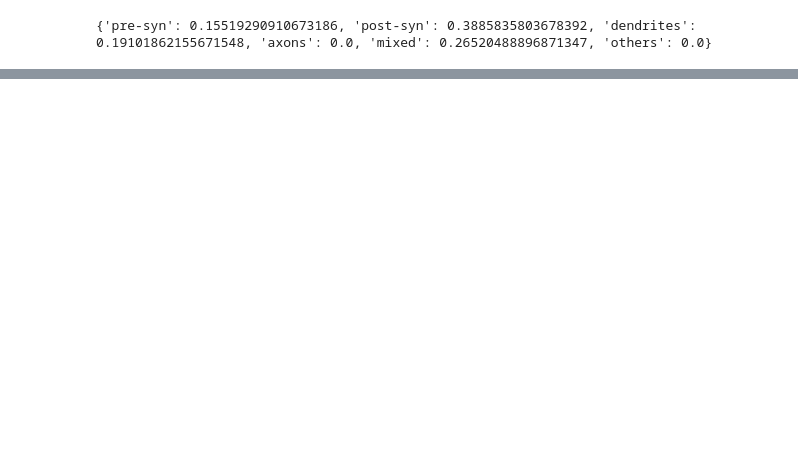
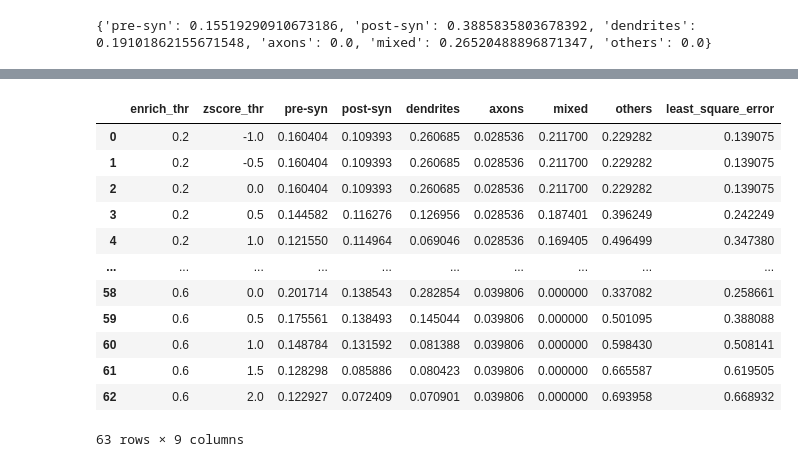
Before and after one commit to chen-yang-yuan/mcDETECT, a Jupyter notebook: code/benchmark/benchmark_subtyping.ipynb, the cells around one changed output, grey strips where cells are left out. Cells and saved outputs as stored; diff of their text form; code cells hidden in the pictures; blank space fills up the shorter version.

```diff
--- a/code/benchmark/benchmark_subtyping.ipynb
+++ b/code/benchmark/benchmark_subtyping.ipynb
@@ -491,11 +497,9 @@ if is_main_result:
         plt.gcf().savefig(os.path.join(MAIN_RESULT_DIR, f"{col}_tsne.jpeg"), dpi=500, bbox_inches="tight")
         plt.close()
 # %%
-# # Automatic subtyping: tuning step (run after you have manual proportions)
-# # manual_dist = {'pre-syn': 0.16, 'post-syn': 0.31, 'dendrites': 0.17, 'axons': 0.0, 'mixed': 0.34, 'others': 0.02}
-# results_df, best_enrich, best_zscore = run_automatic_tuning_grid(adata_combined, marker_genes, manual_dist)
-# print(results_df.sort_values('least_square_error').head(10))
+# Automatic subtyping: tuning step (run after you have manual proportions)
+results_df, best_enrich, best_zscore = run_automatic_tuning_grid(adata_combined, marker_genes, manual_dist, cluster_column=None)
+print(results_df.sort_values('least_square_error').head(10))
 
 # # Then run with best hyperparameters:
-# # run_automatic_subtyping(adata_combined, marker_genes, enrichment_threshold=0.2, min_zscore_threshold=0.0)
-# # Or: run_automatic_subtyping(adata_combined, marker_genes, enrichment_threshold=best_enrich, min_zscore_threshold=best_zscore)
+# run_automatic_subtyping(adata_combined, marker_genes, enrichment_threshold=0.3, min_zscore_threshold=0.0)
@@ -502,3 +524,19 @@ if is_main_result:
+# %%
+results_df
+# %% [output]
+|  | enrich_thr | zscore_thr | pre-syn | post-syn | dendrites | axons | mixed | others | least_square_error |
+| 0 | 0.2 | -1.0 | 0.160404 | 0.109393 | 0.260685 | 0.028536 | 0.211700 | 0.229282 | 0.139075 |
+| 1 | 0.2 | -0.5 | 0.160404 | 0.109393 | 0.260685 | 0.028536 | 0.211700 | 0.229282 | 0.139075 |
+| 2 | 0.2 | 0.0 | 0.160404 | 0.109393 | 0.260685 | 0.028536 | 0.211700 | 0.229282 | 0.139075 |
+| 3 | 0.2 | 0.5 | 0.144582 | 0.116276 | 0.126956 | 0.028536 | 0.187401 | 0.396249 | 0.242249 |
+| 4 | 0.2 | 1.0 | 0.121550 | 0.114964 | 0.069046 | 0.028536 | 0.169405 | 0.496499 | 0.347380 |
+| ... | ... | ... | ... | ... | ... | ... | ... | ... | ... |
+| 58 | 0.6 | 0.0 | 0.201714 | 0.138543 | 0.282854 | 0.039806 | 0.000000 | 0.337082 | 0.258661 |
+| 59 | 0.6 | 0.5 | 0.175561 | 0.138493 | 0.145044 | 0.039806 | 0.000000 | 0.501095 | 0.388088 |
+| 60 | 0.6 | 1.0 | 0.148784 | 0.131592 | 0.081388 | 0.039806 | 0.000000 | 0.598430 | 0.508141 |
+| 61 | 0.6 | 1.5 | 0.128298 | 0.085886 | 0.080423 | 0.039806 | 0.000000 | 0.665587 | 0.619505 |
+| 62 | 0.6 | 2.0 | 0.122927 | 0.072409 | 0.070901 | 0.039806 | 0.000000 | 0.693958 | 0.668932 |
+63 rows × 9 columns
 # %%
 # Density: use granule_subtype_manual_simple (mixed types → 'mixed'). Overlay granules to their sample's spots only.
 spots_wt = sc.read_h5ad(os.path.join(DATA_PATH_WT, "processed_data/spots.h5ad"))
```
Also changed, not shown: parts of 14 cells of this notebook, 5 other files.
